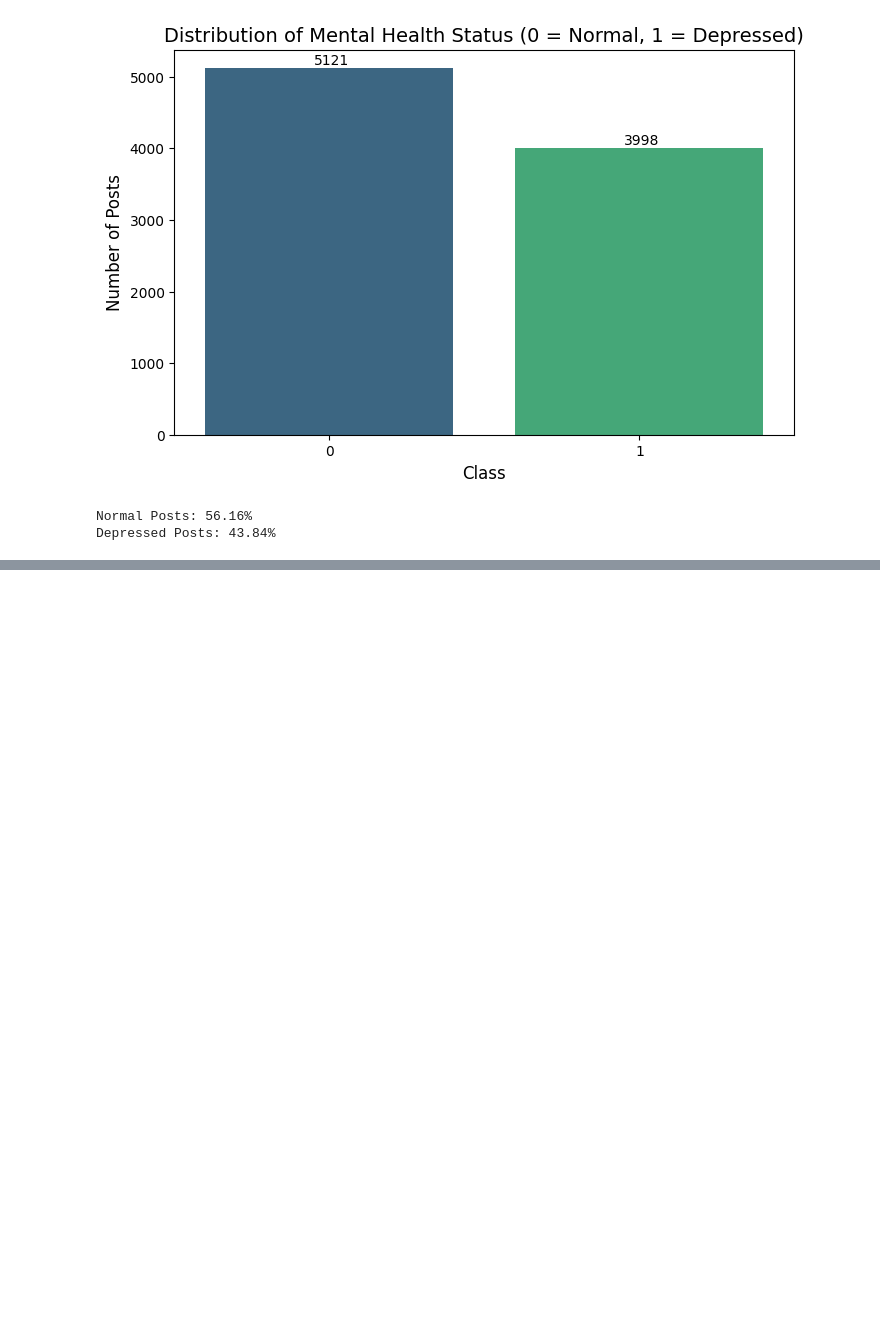
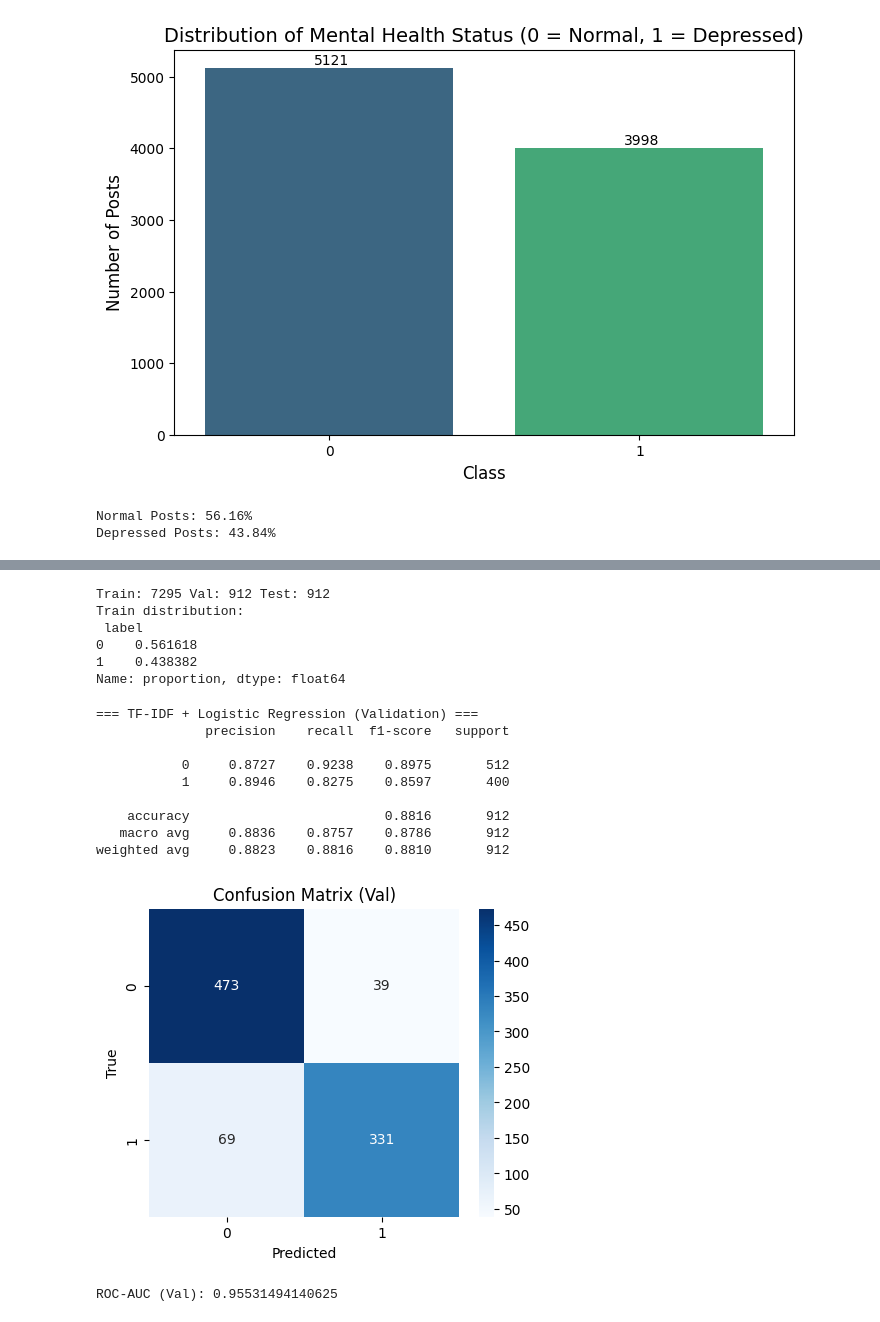
Before and after one commit to naikwadesharvil/mental-health-detection-nlp, a Jupyter notebook: 01_data_exploration.ipynb, the cells around one changed output, grey strips where cells are left out. Drawn from its saved outputs; the diff is of its cells as text; code cells hidden in the pictures; blank space fills up the shorter version.

Commit message:
feat: add TF-IDF + Logistic Regression baseline with evaluation and metrics

```diff
--- a/01_data_exploration.ipynb
+++ b/01_data_exploration.ipynb
@@ -188,0 +188,75 @@ plt.show()
+# %%
+from sklearn.model_selection import train_test_split
+
+# Use clean_text for baseline ML
+X = df["clean_text"].fillna("")
+y = df["label"].astype(int)
+
+X_train, X_temp, y_train, y_temp = train_test_split(
+    X, y, test_size=0.2, random_state=42, stratify=y
+)
+
+X_val, X_test, y_val, y_test = train_test_split(
+    X_temp, y_temp, test_size=0.5, random_state=42, stratify=y_temp
+)
+
+print("Train:", len(X_train), "Val:", len(X_val), "Test:", len(X_test))
+print("Train distribution:\n", y_train.value_counts(normalize=True))
+# %% [output]
+Train: 7295 Val: 912 Test: 912
+Train distribution:
+ label
+0    0.561618
+1    0.438382
+Name: proportion, dtype: float64
+# %%
+from sklearn.feature_extraction.text import TfidfVectorizer
+from sklearn.linear_model import LogisticRegression
+
+tfidf = TfidfVectorizer(
+    max_features=30000,
+    ngram_range=(1,2),
+    min_df=2
+)
+
+X_train_vec = tfidf.fit_transform(X_train)
+X_val_vec   = tfidf.transform(X_val)
+
+clf = LogisticRegression(
+    max_iter=2000,
+    class_weight="balanced",   # good default for mental-health datasets
+    n_jobs=None
+)
+clf.fit(X_train_vec, y_train)
+
+val_pred = clf.predict(X_val_vec)
+val_prob = clf.predict_proba(X_val_vec)[:, 1]
+# %%
+from sklearn.metrics import classification_report, confusion_matrix, roc_auc_score
+import seaborn as sns
+import matplotlib.pyplot as plt
+
+print("=== TF-IDF + Logistic Regression (Validation) ===")
+print(classification_report(y_val, val_pred, digits=4))
+
+cm = confusion_matrix(y_val, val_pred)
+plt.figure(figsize=(5,4))
+sns.heatmap(cm, annot=True, fmt="d", cmap="Blues")
+plt.title("Confusion Matrix (Val)")
+plt.xlabel("Predicted")
+plt.ylabel("True")
+plt.show()
+
+print("ROC-AUC (Val):", roc_auc_score(y_val, val_prob))
+# %% [output]
+=== TF-IDF + Logistic Regression (Validation) ===
+              precision    recall  f1-score   support
+
+           0     0.8727    0.9238    0.8975       512
+           1     0.8946    0.8275    0.8597       400
+
+    accuracy                         0.8816       912
+   macro avg     0.8836    0.8757    0.8786       912
+weighted avg     0.8823    0.8816    0.8810       912
+[figure, added]
+ROC-AUC (Val): 0.95531494140625
```
Also changed, not shown: parts of 6 cells of this notebook.
